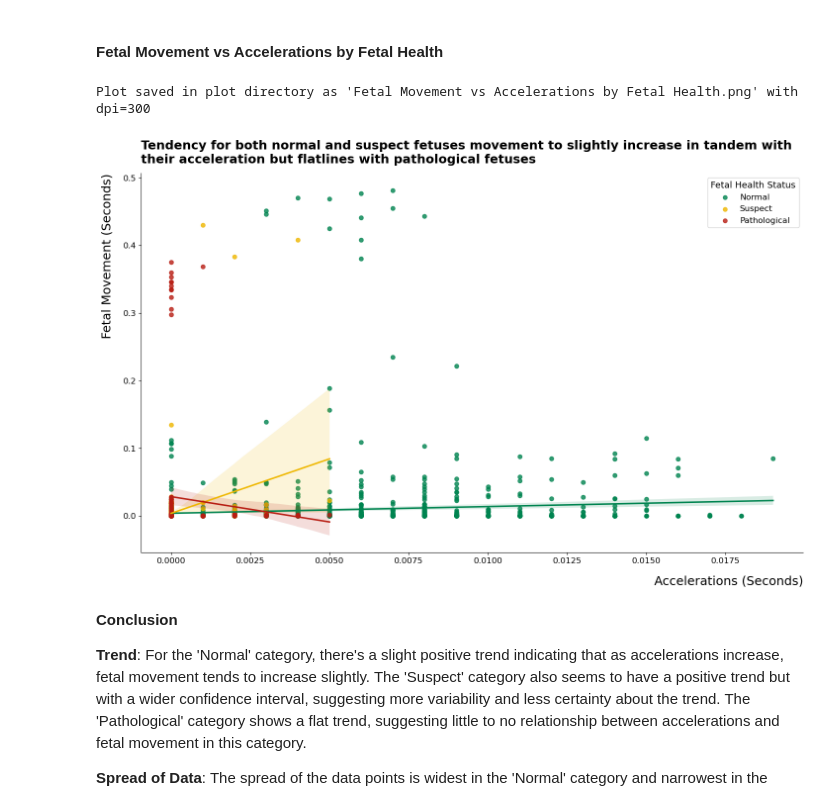
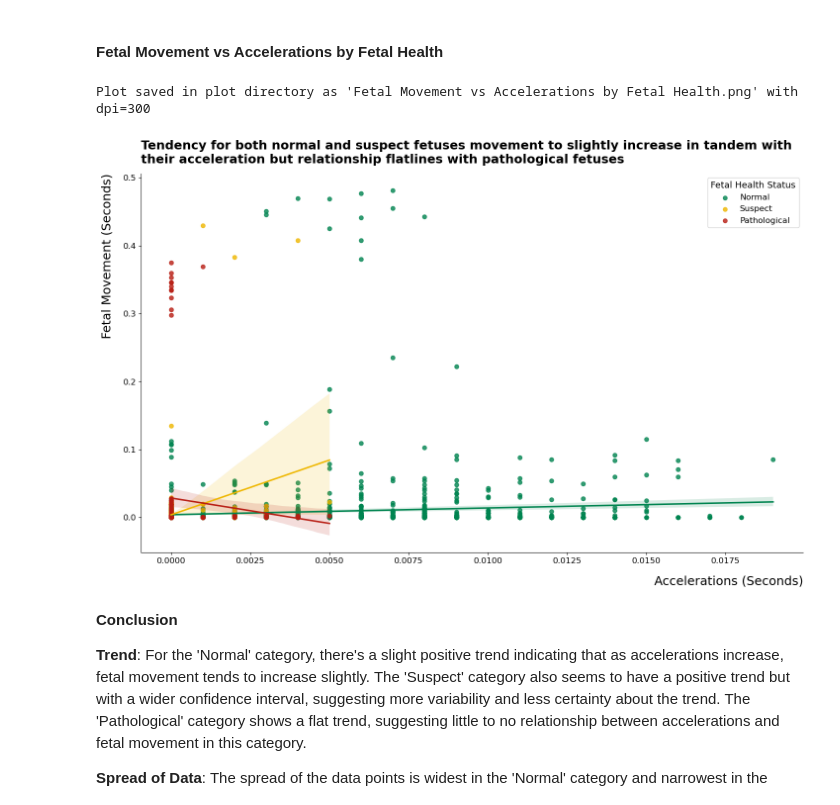
Before and after one commit to KenImade/fetal_classifier, a Jupyter notebook: fetal_health_classifier.ipynb, the cells around one changed output. Cells and saved outputs as stored; diff of their text form; code cells hidden in the pictures.

```diff
--- a/fetal_health_classifier.ipynb
+++ b/fetal_health_classifier.ipynb
@@ -270,31 +256,31 @@ Plot saved in plot directory as 'Correlation Matrix.png' with dpi=300
 # %%
 plot = sns.lmplot(data=df, x='accelerations', y='fetal_movement', hue='fetal_health', palette=colors, legend=None)
 
 # Extract the handles and labels
 handles, labels = plot.ax.get_legend_handles_labels()
 
 # Define new labels
 new_labels = ['Normal', 'Suspect', 'Pathological']
 
 # Set the new labels
 plot.ax.legend(handles=handles, labels=new_labels, title='Fetal Health Status', title_fontsize='13', fontsize='12')
 
 # Adding titles and labels
-plt.title('Tendency for both normal and suspect fetuses movement to slightly increase in tandem with \ntheir acceleration but relat flatlines with pathological fetuses',
+plt.title('Tendency for both normal and suspect fetuses movement to slightly increase in tandem with \ntheir acceleration but relationship flatlines with pathological fetuses',
           loc='left', fontsize=18, fontweight=600, pad=15)
 plt.xlabel('Accelerations (Seconds)', loc='right', fontsize=18, fontweight=500, labelpad=15)
 plt.ylabel('Fetal Movement (Seconds)', loc='top', fontsize=18, fontweight=500, labelpad=15)
 
 plt.tick_params(axis='both', which='major', labelsize=12)
 
 # Saving plot
 save_plot('Fetal Movement vs Accelerations by Fetal Health.png')
 
 # Display the plot
 plt.show()
 # %% [output]
 Plot saved in plot directory as 'Fetal Movement vs Accelerations by Fetal Health.png' with dpi=300
-[figure, old version]
+[figure, new version]
 # %% [markdown]
 **Conclusion**
 
```
Also changed, not shown: parts of 3 cells of this notebook, 1 other file.
